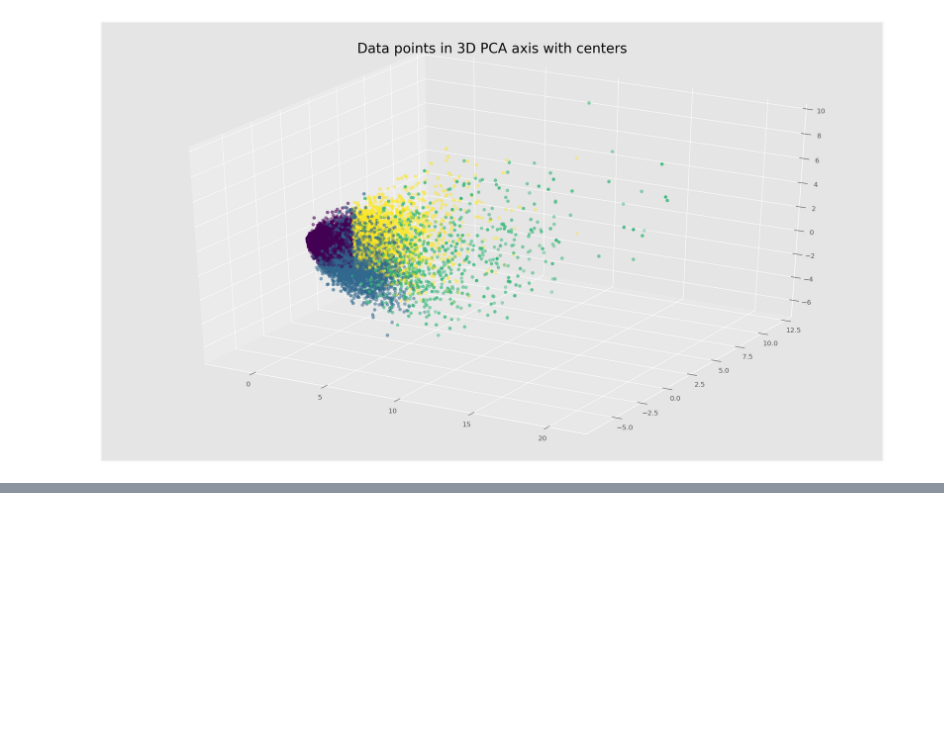
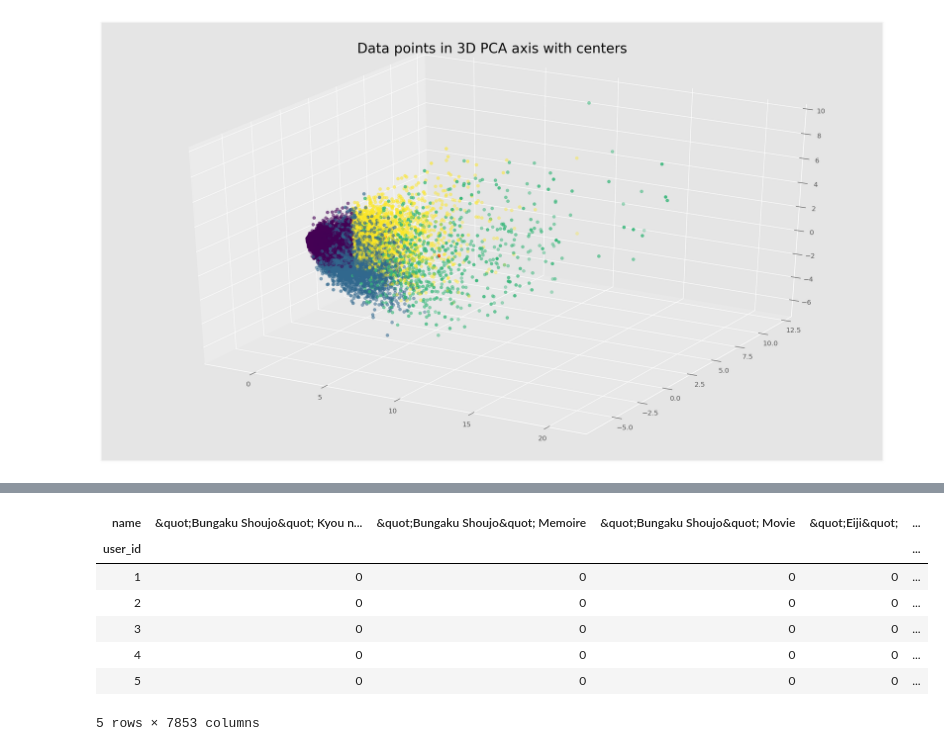
Before and after one commit to Subham02803/Clustering-for-anime-recommendation, a Jupyter notebook: AnimeRecommendation.ipynb, the cells around one changed output, grey strips where cells are left out. Cells and saved outputs as stored; diff of their text form; code cells hidden in the pictures; blank space fills up the shorter version.

```diff
--- a/AnimeRecommendation.ipynb
+++ b/AnimeRecommendation.ipynb
@@ -322,0 +336,12 @@ plt.show()
+# %%
+user_anime['clusters'] = c_preds
+user_anime.head()
+# %% [output]
+| name | &quot;Bungaku Shoujo&quot; Kyou n... | &quot;Bungaku Shoujo&quot; Memoire | &quot;Bungaku Shoujo&quot; Movie | &quot;Eiji&quot; | ... |
+| user_id |  |  |  |  | ... |
+| 1 | 0 | 0 | 0 | 0 | ... |
+| 2 | 0 | 0 | 0 | 0 | ... |
+| 3 | 0 | 0 | 0 | 0 | ... |
+| 4 | 0 | 0 | 0 | 0 | ... |
+| 5 | 0 | 0 | 0 | 0 | ... |
+5 rows × 7853 columns
```
Also changed, not shown: parts of 3 cells of this notebook.
